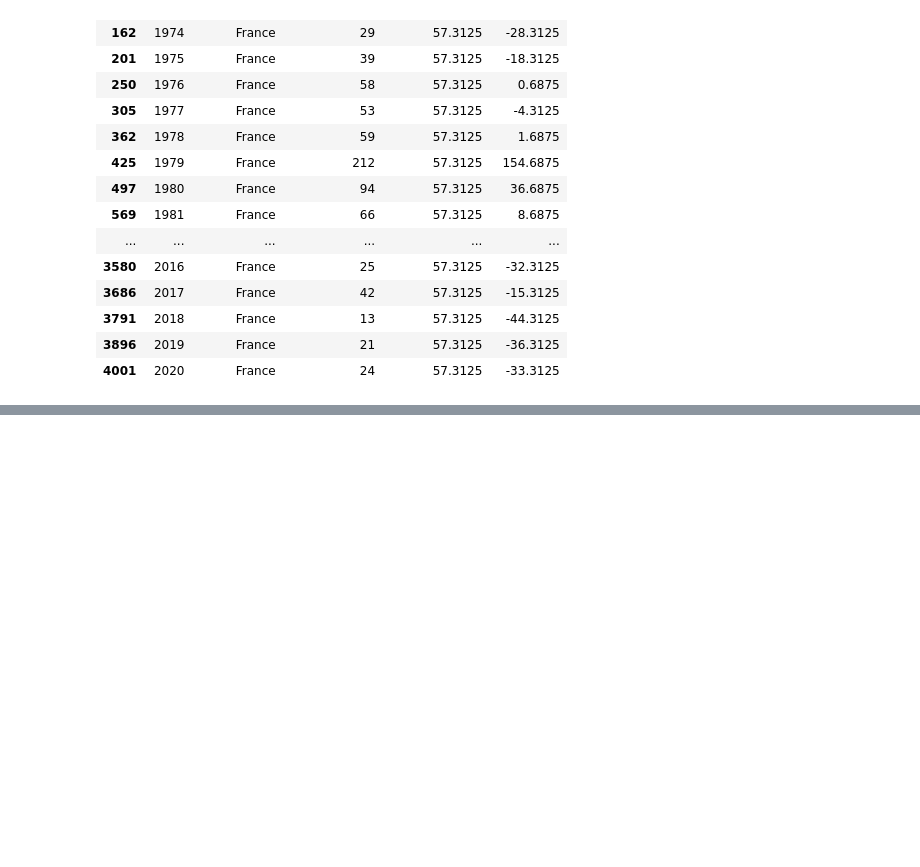
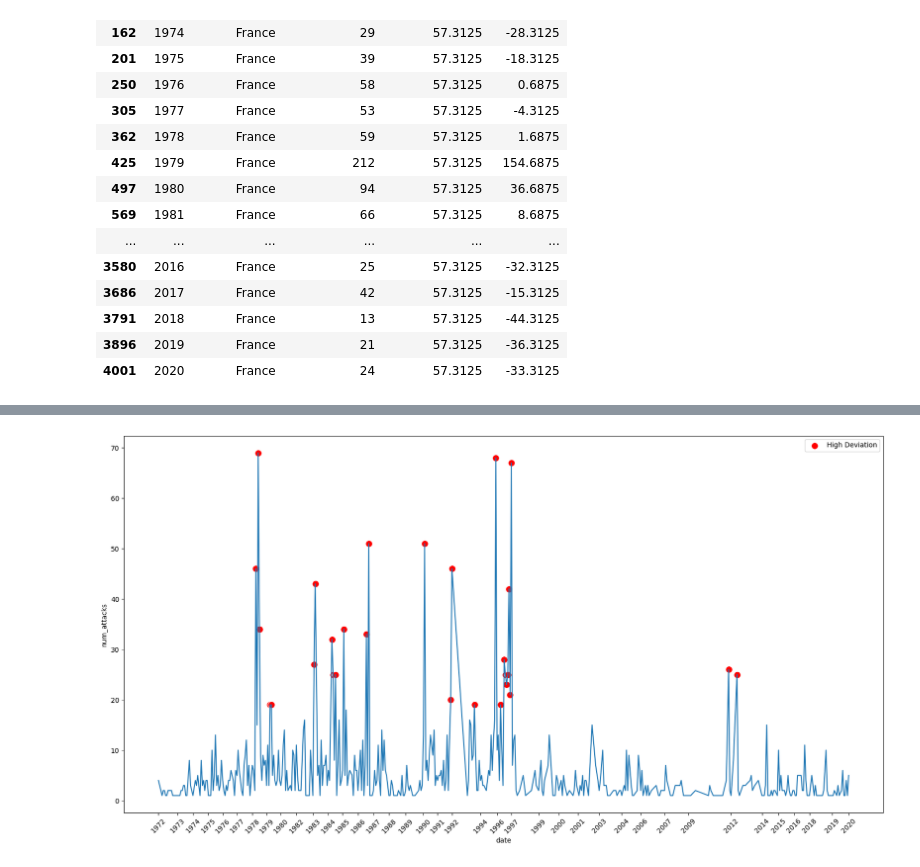
Before and after one commit to ekomlenovic/SecurityDataset, a Jupyter notebook: data_processing/analyses/heatmap.ipynb, the cells around one changed output, grey strips where cells are left out. Cells and saved outputs as stored; diff of their text form; code cells hidden in the pictures; blank space fills up the shorter version.

```diff
--- a/data_processing/analyses/heatmap.ipynb
+++ b/data_processing/analyses/heatmap.ipynb
@@ -289,3 +289,12 @@ positive_deviations[positive_deviations['country_txt'] == 'France']
 | 3791 | 2018 | France | 13 | 57.3125 | -44.3125 |
 | 3896 | 2019 | France | 21 | 57.3125 | -36.3125 |
 | 4001 | 2020 | France | 24 | 57.3125 | -33.3125 |
+# %%
+attacks_per_year_country = data_filtered.groupby(['iyear','imonth', 'country_txt']).size().reset_index(name='num_attacks')
+
+mean_attacks_per_country = attacks_per_year_country.groupby('country_txt')['num_attacks'].mean().reset_index()
+mean_attacks_per_country.rename(columns={'num_attacks': 'mean_attacks'}, inplace=True)
+
+attacks_per_year_country = attacks_per_year_country.merge(mean_attacks_per_country, on='country_txt')
+
+attacks_per_year_country['deviation'] = attacks_per_year_country['num_attacks'] - attacks_per_year_country['mean_attacks']
@@ -291,0 +310,12 @@ positive_deviations[positive_deviations['country_txt'] == 'France']
+# %%
+attacks_per_year_country.loc[attacks_per_year_country['country_txt'] == 'France']
+
+# drop row where imonth equals to 0
+attacks_per_year_country = attacks_per_year_country[attacks_per_year_country['imonth'] != 0]
+
+attacks_per_year_country['iday'] = 1
+
+attacks_per_year_country['date'] = pd.to_datetime(attacks_per_year_country['iyear'].astype(str) + '-' + attacks_per_year_country['imonth'].astype(str) + '-' + attacks_per_year_country['iday'].astype(str), errors='raise', format='%Y-%m-%d')
+
+
+# merge iyear and imonth in a date
@@ -291,0 +338,18 @@ positive_deviations[positive_deviations['country_txt'] == 'France']
+# %%
+attacks_per_year_country.loc[attacks_per_year_country['country_txt'] == 'Italy']
+
+country = 'France'
+
+# plot the number of attacks per year for France
+country_data = attacks_per_year_country.loc[attacks_per_year_country['country_txt'] == country]
+plt.figure(figsize=(20, 10))
+sns.lineplot(data=country_data, x='date', y='num_attacks')
+plt.xticks(ticks=country_data['date'][::12], labels=country_data['iyear'][::12], rotation=45)
+deviation_threshold = 12
+high_deviation_points = country_data[country_data['deviation'] > deviation_threshold]
+
+sns.scatterplot(data=high_deviation_points, x='date', y='num_attacks', color='red', s=100, label='High Deviation')
+plt.legend()
+plt.show()
+# %% [output]
+[figure, added]
```
Also changed, not shown: parts of 6 cells of this notebook, 6 other files.
